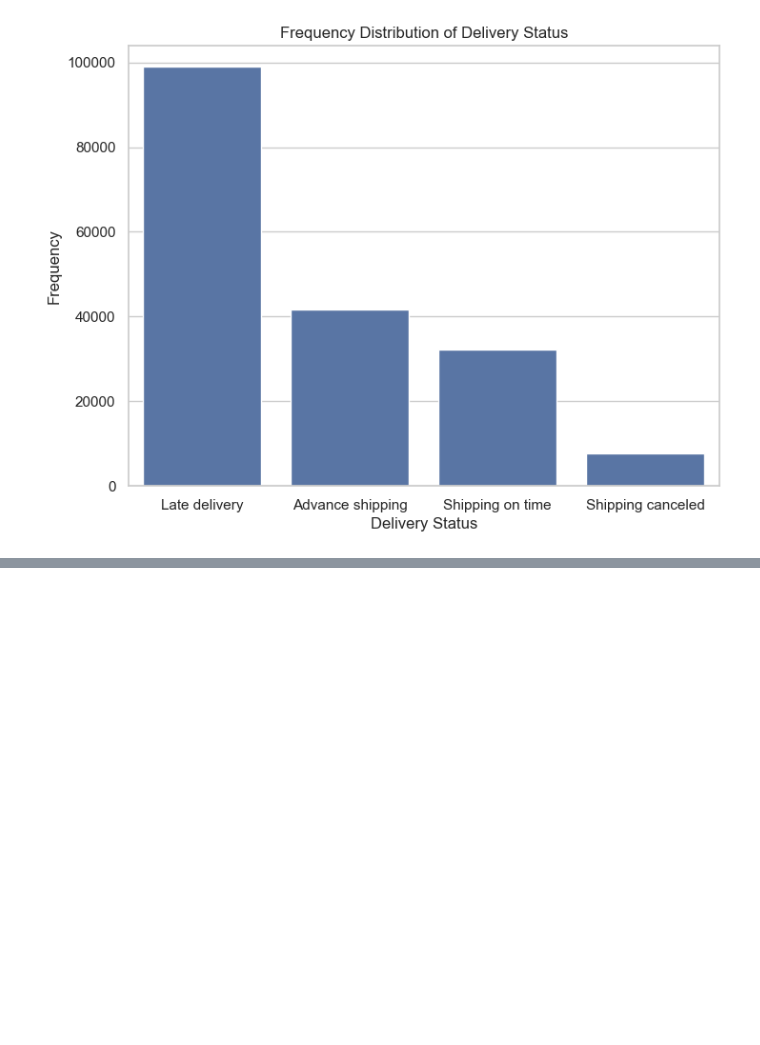
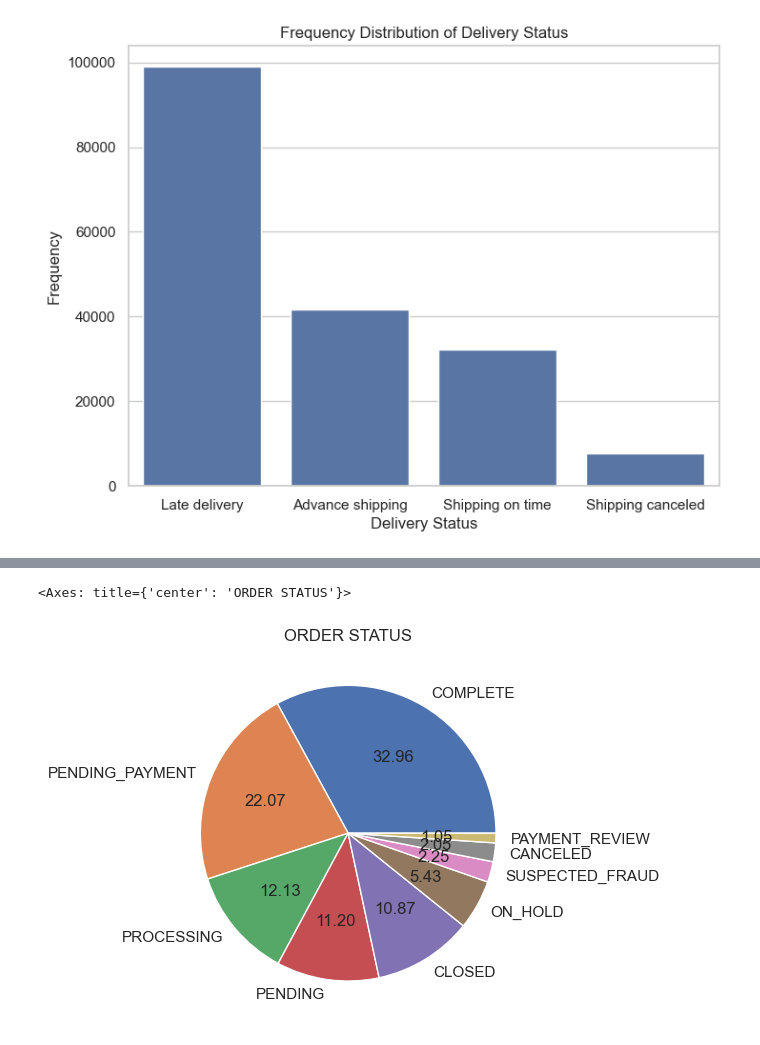
Before and after one commit to rkaushick-neu/info6105-data_science, a Jupyter notebook: MidTermProject/RishLK_MidTermProject.ipynb, the cells around one changed output, grey strips where cells are left out. Cells and saved outputs as stored; diff of their text form; code cells hidden in the pictures; blank space fills up the shorter version.

```diff
--- a/MidTermProject/RishLK_MidTermProject.ipynb
+++ b/MidTermProject/RishLK_MidTermProject.ipynb
@@ -140,3 +260,9 @@ Text(0.5, 1.0, 'Frequency Distribution of Delivery Status')
+# %%
+# again visualizing the order status with pie charts
+scm_df['Order Status'].value_counts().plot.pie(title='ORDER STATUS',autopct="%.2f",ylabel="")
+# %% [output]
+<Axes: title={'center': 'ORDER STATUS'}>
+[figure, added]
 # %%
 # Product Status
 # %%
```
Also changed, not shown: parts of 16 cells of this notebook.
